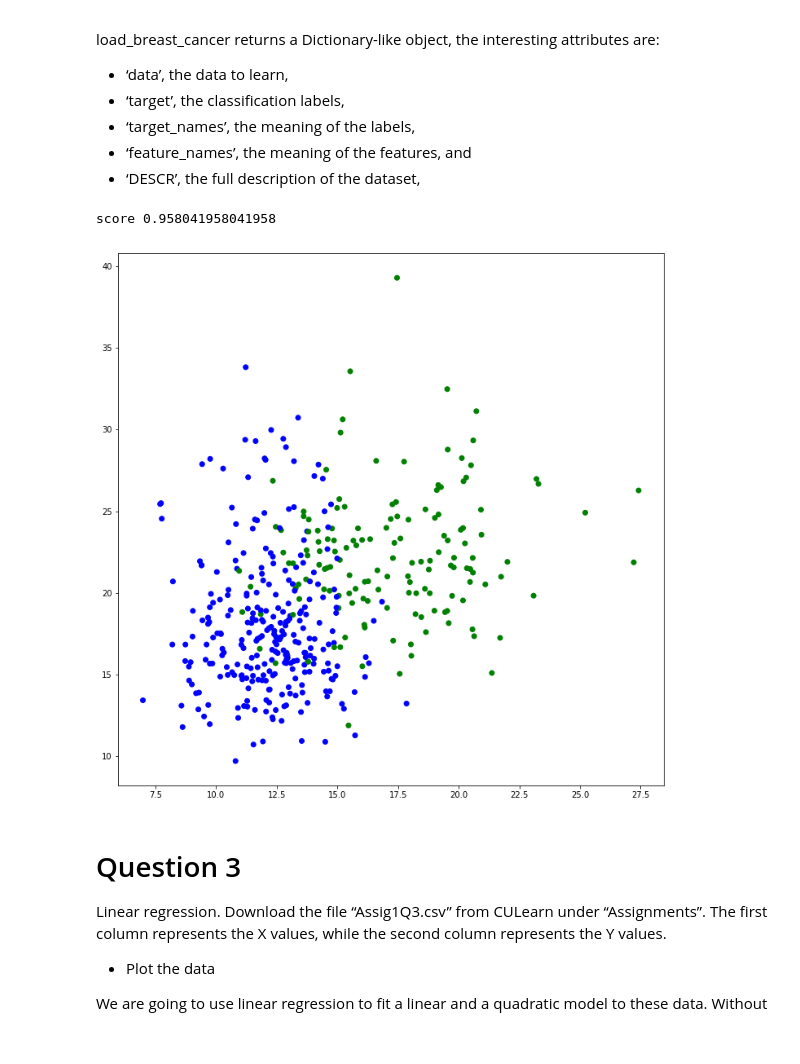
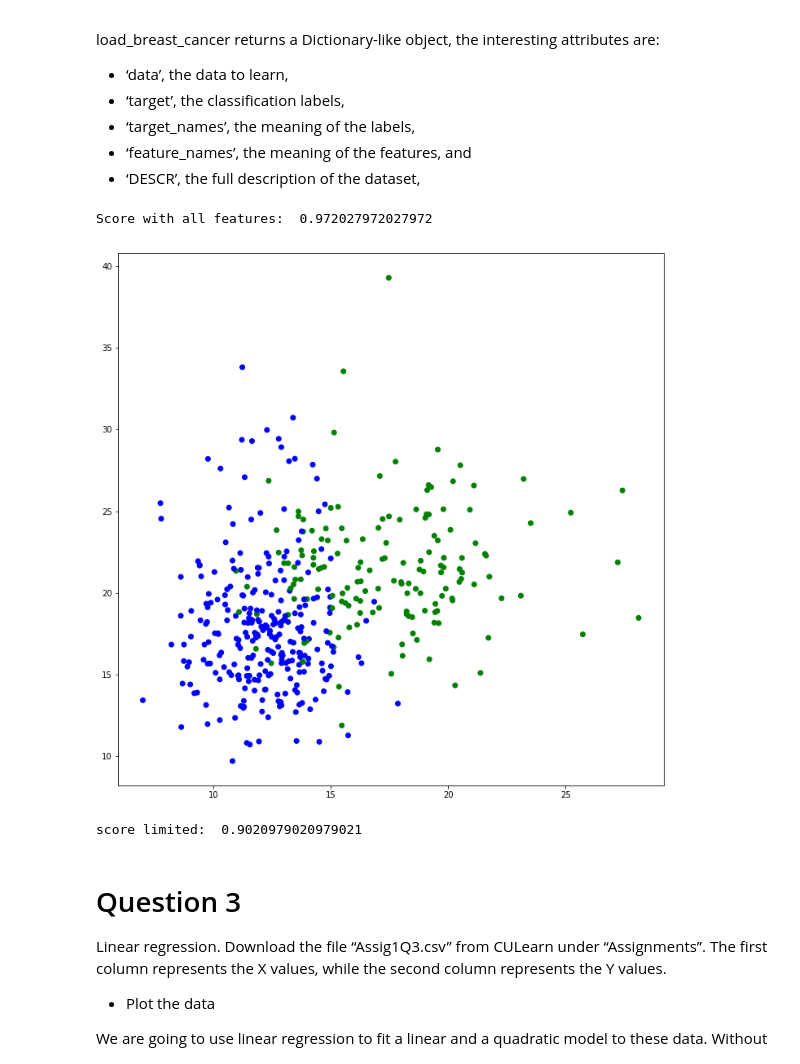
Before and after one commit to BrijPatel15/ML_Adventures, a Jupyter notebook: 1.ipynb, the cells around one changed output. Drawn from its saved outputs; the diff is of its cells as text; code cells hidden in the pictures.

```diff
--- a/1.ipynb
+++ b/1.ipynb
@@ -57,21 +66,27 @@ load_breast_cancer returns a Dictionary-like object, the interesting attributes
 # %%
 # Load the breast cancer dataset
 bcData = load_breast_cancer()
 X_train, X_test, y_train, y_test = train_test_split(bcData.data, bcData.target, test_size=.25) # handy function
 logisticRegr = LogisticRegression()
 logisticRegr.fit(X_train, y_train)
 predictions = logisticRegr.predict(X_test)
 score = logisticRegr.score(X_test, y_test)
-print("score",score)
+print("Score with all features: ",score)
 plt.figure(figsize= (12,12))
 plt.subplot(1, 1, 1)
 colors = ['green', 'blue']
-
 plt.scatter(X_train[:,0], X_train[:,1], c=y_train, cmap=ListedColormap(colors))
 plt.show()
+
+X_train_limited, X_test_limited, y_train_limited, y_test_limited = train_test_split(bcData.data[:,:2], bcData.target, test_size=.25) # handy function
+logisticRegr.fit(X_train_limited, y_train_limited)
+predictions = logisticRegr.predict(X_test_limited)
+score_limited = logisticRegr.score(X_test_limited, y_test_limited)
+print("score limited: ", score_limited)
 # %% [output]
-score 0.958041958041958
+Score with all features:  0.972027972027972
-[figure, old version]
+[figure, new version]
+score limited:  0.9020979020979021
 # %% [markdown]
 # Question 3
 
```
Also changed, not shown: parts of 1 cell of this notebook.
